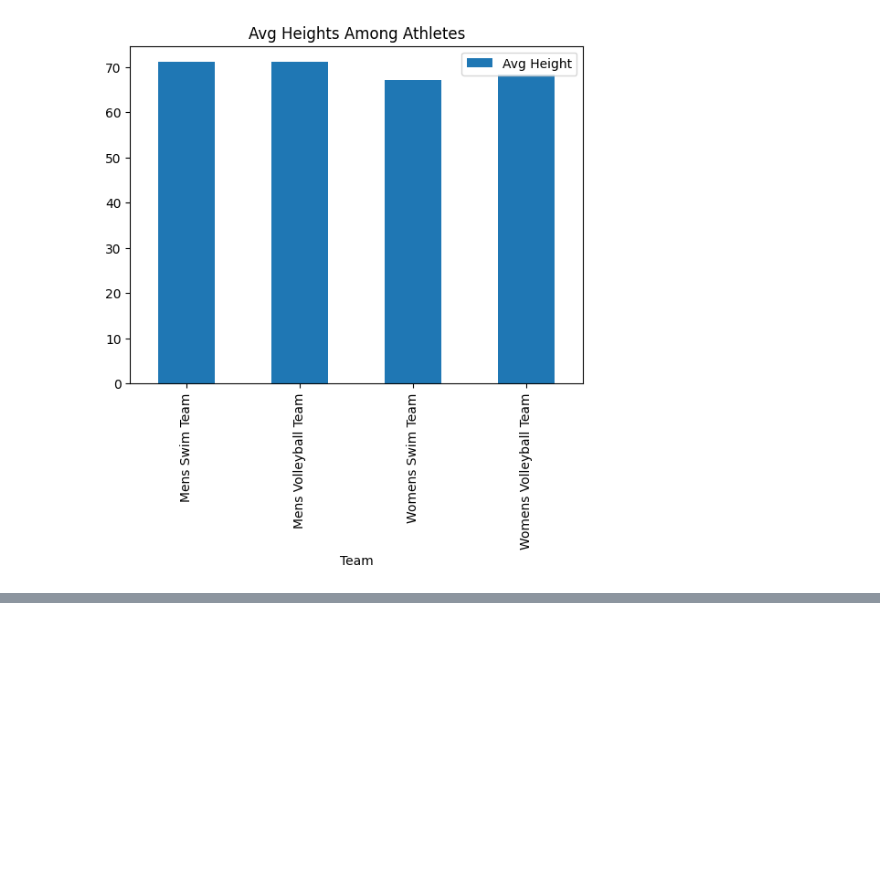
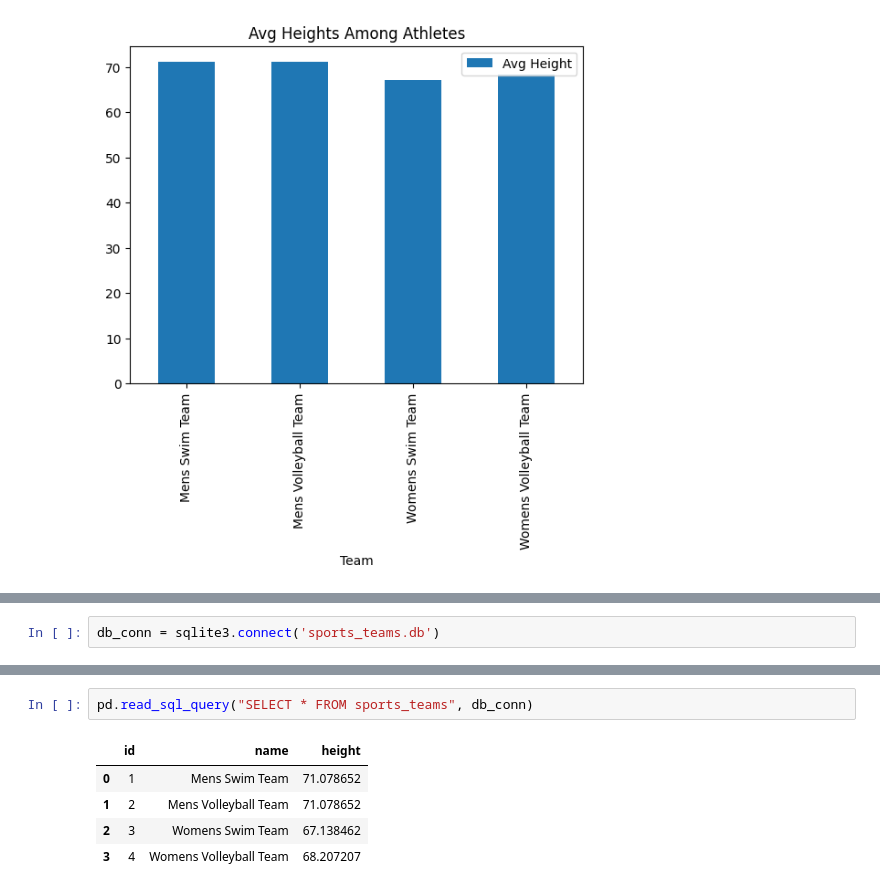
Before and after one commit to mshah1201/CIS9650, a Jupyter notebook: Q3.ipynb, the cells around one changed output, grey strips where cells are left out. Cells and saved outputs as stored; diff of their text form; blank space fills up the shorter version.

```diff
--- a/Q3.ipynb
+++ b/Q3.ipynb
@@ -399,0 +401,2 @@ plt.show()
+# %%
+db_conn = sqlite3.connect('sports_teams.db')
@@ -399,0 +434,8 @@ plt.show()
+# %%
+pd.read_sql_query("SELECT * FROM sports_teams", db_conn)
+# %% [output]
+|  | id | name | height |
+| 0 | 1 | Mens Swim Team | 71.078652 |
+| 1 | 2 | Mens Volleyball Team | 71.078652 |
+| 2 | 3 | Womens Swim Team | 67.138462 |
+| 3 | 4 | Womens Volleyball Team | 68.207207 |
```
Also changed, not shown: parts of 9 cells of this notebook.
